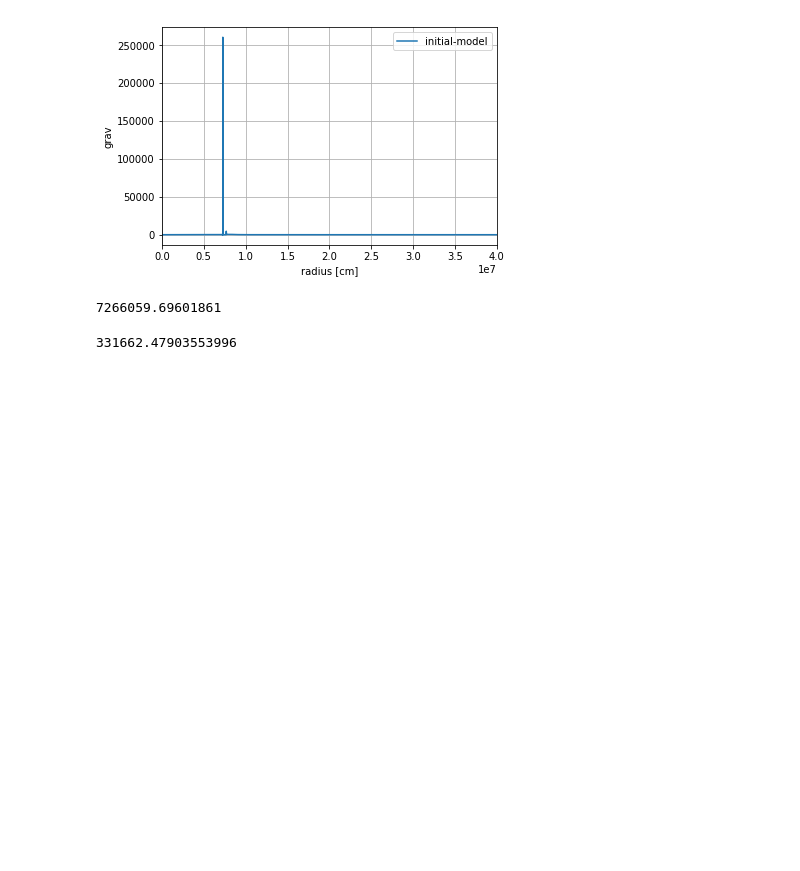
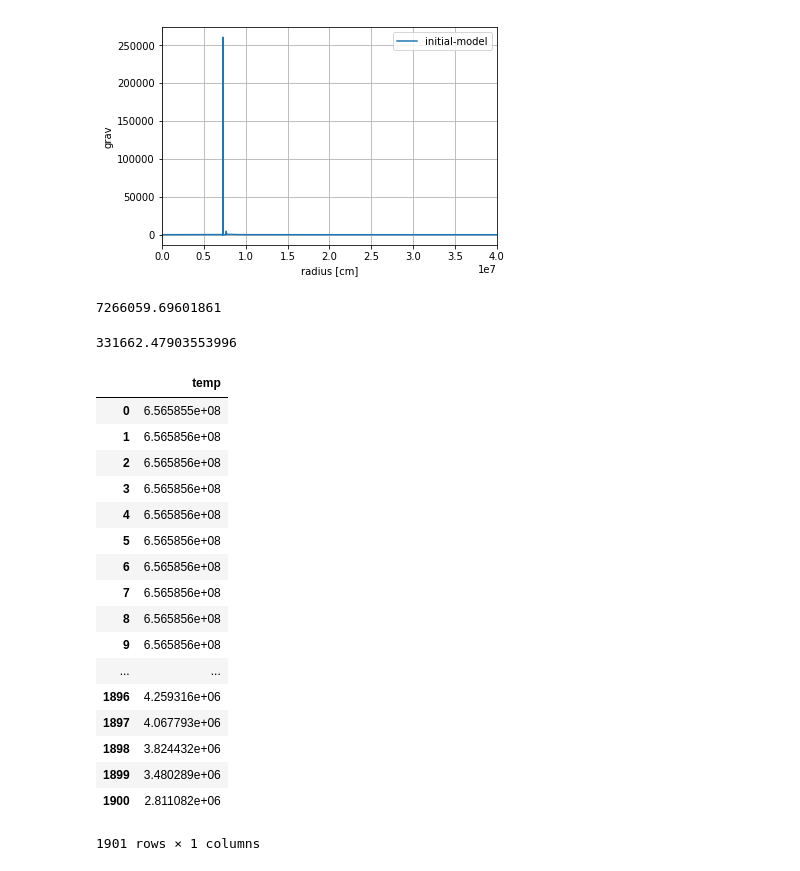
Before and after one commit to XinlongSBU/xinlong_file, a Jupyter notebook: initial-model_prepare/generate_raw.ipynb, the cells around one changed output. Drawn from its saved outputs; the diff is of its cells as text; code cells hidden in the pictures; blank space fills up the shorter version.

```diff
--- a/initial-model_prepare/generate_raw.ipynb
+++ b/initial-model_prepare/generate_raw.ipynb
@@ -541,3 +547,24 @@ r0
 np.sqrt(1.1e11)
 # %% [output]
 331662.47903553996
+# %%
+dn
+# %% [output]
+|  | temp |
+| 0 | 6.565855e+08 |
+| 1 | 6.565856e+08 |
+| 2 | 6.565856e+08 |
+| 3 | 6.565856e+08 |
+| 4 | 6.565856e+08 |
+| 5 | 6.565856e+08 |
+| 6 | 6.565856e+08 |
+| 7 | 6.565856e+08 |
+| 8 | 6.565856e+08 |
+| 9 | 6.565856e+08 |
+| ... | ... |
+| 1896 | 4.259316e+06 |
+| 1897 | 4.067793e+06 |
+| 1898 | 3.824432e+06 |
+| 1899 | 3.480289e+06 |
+| 1900 | 2.811082e+06 |
+1901 rows × 1 columns
```
Also changed, not shown: parts of 4 cells of this notebook, 11 other files.
